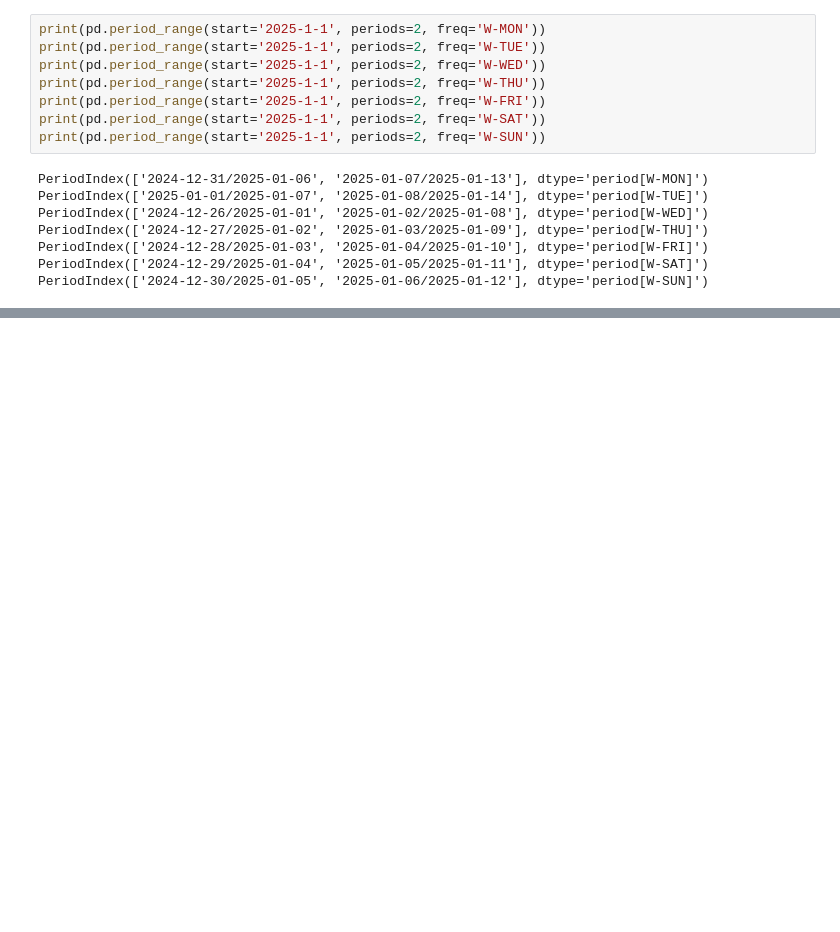
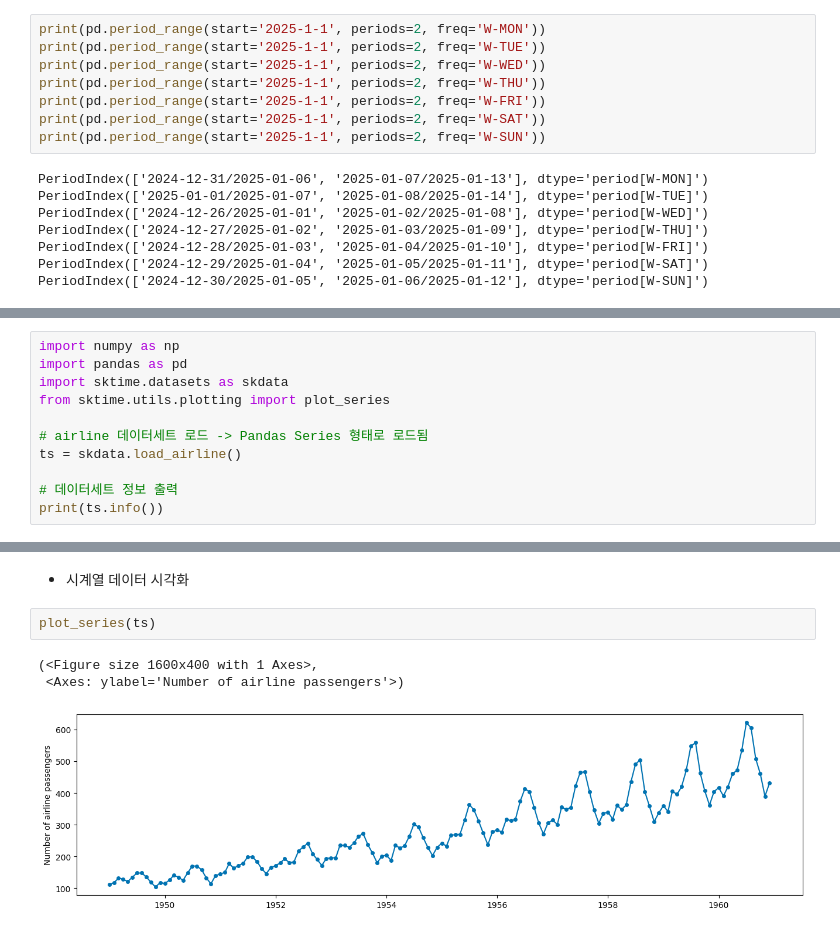
Before and after one commit to soomi-chloe/timeseries_proj, a Jupyter notebook: mid.ipynb, the cells around one changed output, grey strips where cells are left out. Drawn from its saved outputs; the diff is of its cells as text; blank space fills up the shorter version.

```diff
--- a/mid.ipynb
+++ b/mid.ipynb
@@ -379,0 +919,11 @@ PeriodIndex(['2024-12-30/2025-01-05', '2025-01-06/2025-01-12'], dtype='period[W-
+# %%
+import numpy as np
+import pandas as pd
+import sktime.datasets as skdata
+from sktime.utils.plotting import plot_series
+
+# airline 데이터세트 로드 -> Pandas Series 형태로 로드됨
+ts = skdata.load_airline()
+
+# 데이터세트 정보 출력
+print(ts.info())
@@ -379,0 +970,8 @@ PeriodIndex(['2024-12-30/2025-01-05', '2025-01-06/2025-01-12'], dtype='period[W-
+# %% [markdown]
+- 시계열 데이터 시각화
+# %%
+plot_series(ts)
+# %% [output]
+(<Figure size 1600x400 with 1 Axes>,
+ <Axes: ylabel='Number of airline passengers'>)
+[figure, added]
```
Also changed, not shown: parts of 150 cells of this notebook.
